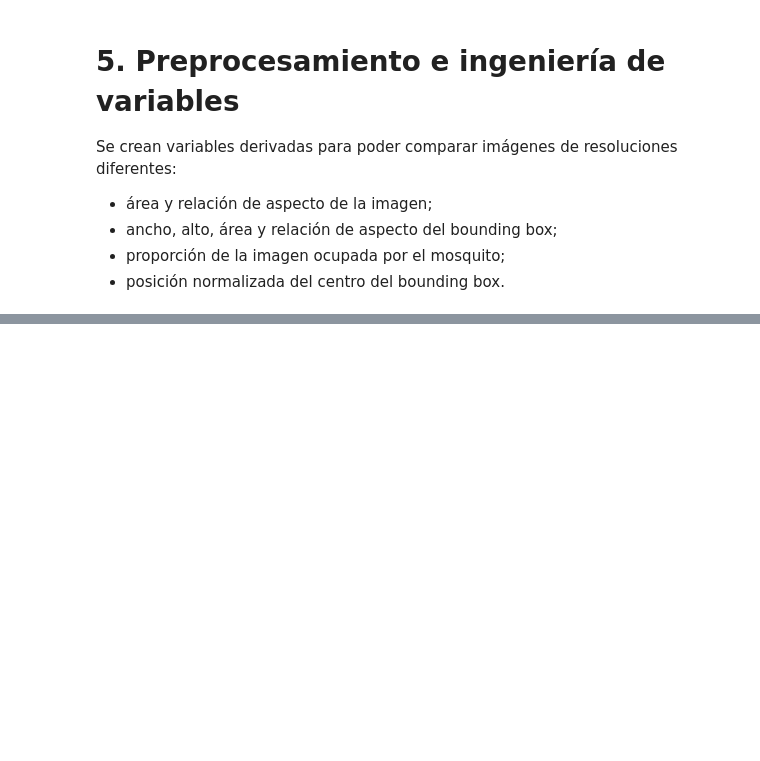
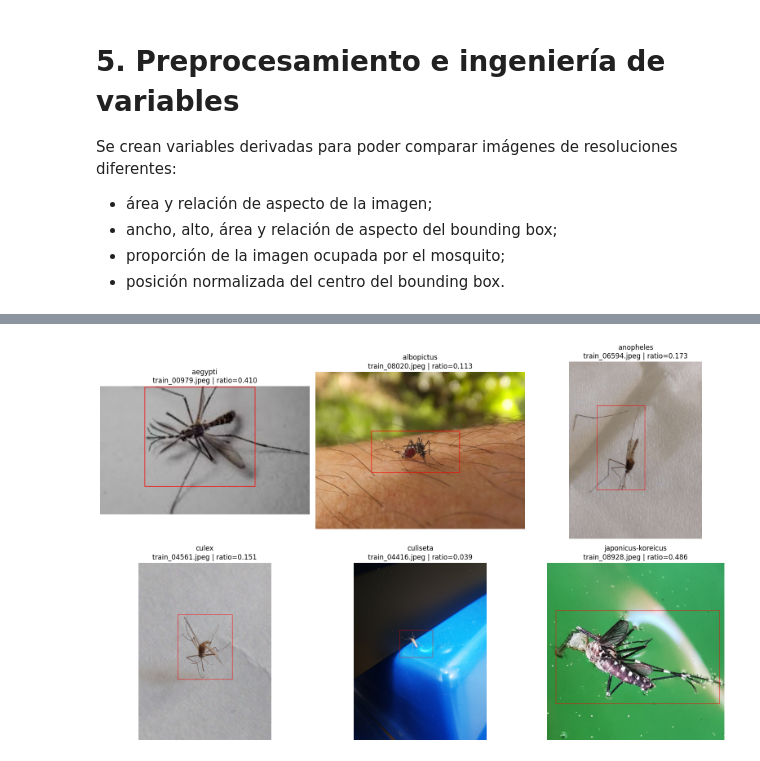
Before and after one commit to Ihan-Marroquin/Proyecto_data, a Jupyter notebook: Proyecto_2_MosquitoAlert.ipynb, the cells around one changed output, grey strips where cells are left out. Saved outputs shown, nothing was run; the diff lists cells and outputs as text; code cells hidden in the pictures; blank space fills up the shorter version.

```diff
--- a/Proyecto_2_MosquitoAlert.ipynb
+++ b/Proyecto_2_MosquitoAlert.ipynb
@@ -340,0 +590,25 @@ Variables después del preprocesamiento: 17
+# %%
+rng = np.random.default_rng(42)
+clases = sorted(df_clean["class_label"].unique())
+
+fig, axes = plt.subplots(2, 3, figsize=(16,10))
+axes = axes.ravel()
+
+for ax, clase in zip(axes, clases):
+    sub = df_clean[df_clean["class_label"]==clase]
+    fila = sub.iloc[rng.integers(0, len(sub))]
+    img = Image.open(IMAGES/str(fila["img_fName"])).convert("RGB")
+
+    draw = ImageDraw.Draw(img)
+    box = tuple(map(int, [fila["bbx_xtl"], fila["bbx_ytl"], fila["bbx_xbr"], fila["bbx_ybr"]]))
+    draw.rectangle(box, outline="red", width=max(3, img.width//400))
+
+    ax.imshow(img)
+    ax.set_title(f"{clase}\n{fila['img_fName']} | ratio={fila['bbox_ratio']:.3f}")
+    ax.axis("off")
+
+plt.tight_layout()
+plt.savefig(FIGURES/"09_ejemplos_por_clase.png", dpi=160, bbox_inches="tight")
+plt.show()
+# %% [output]
+[figure, added]
```
Also changed, not shown: parts of 9 cells of this notebook.
